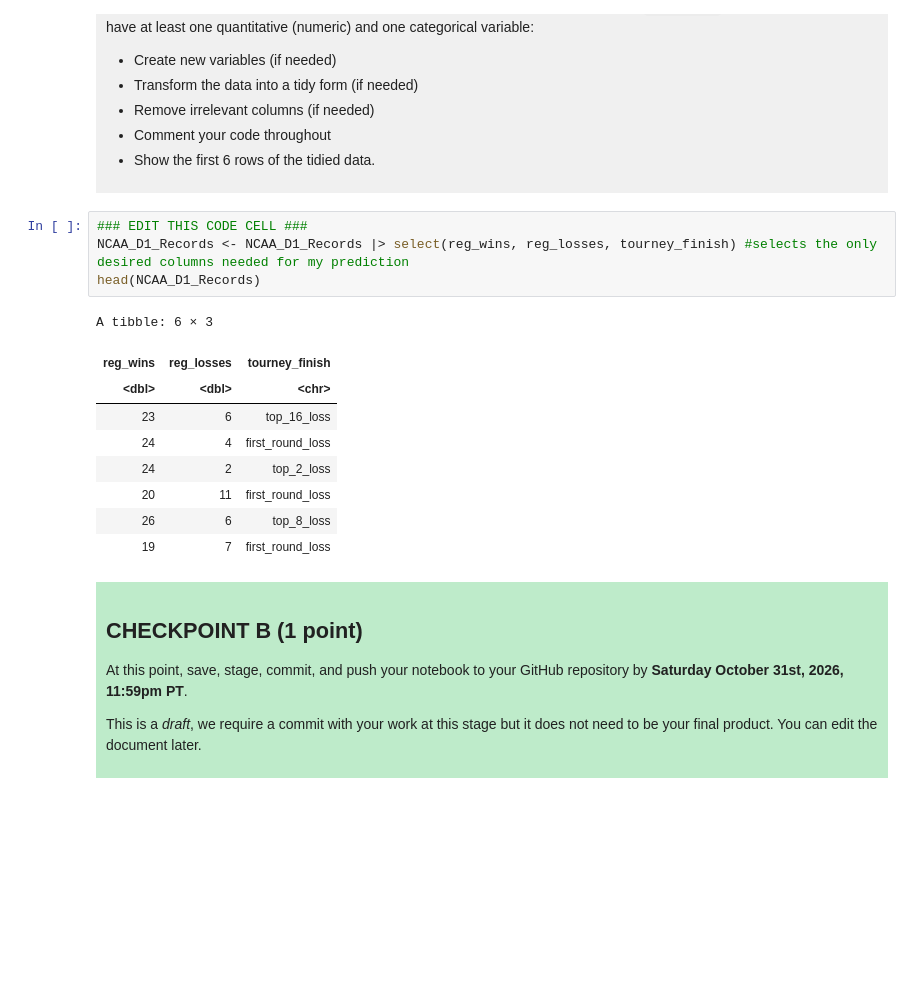
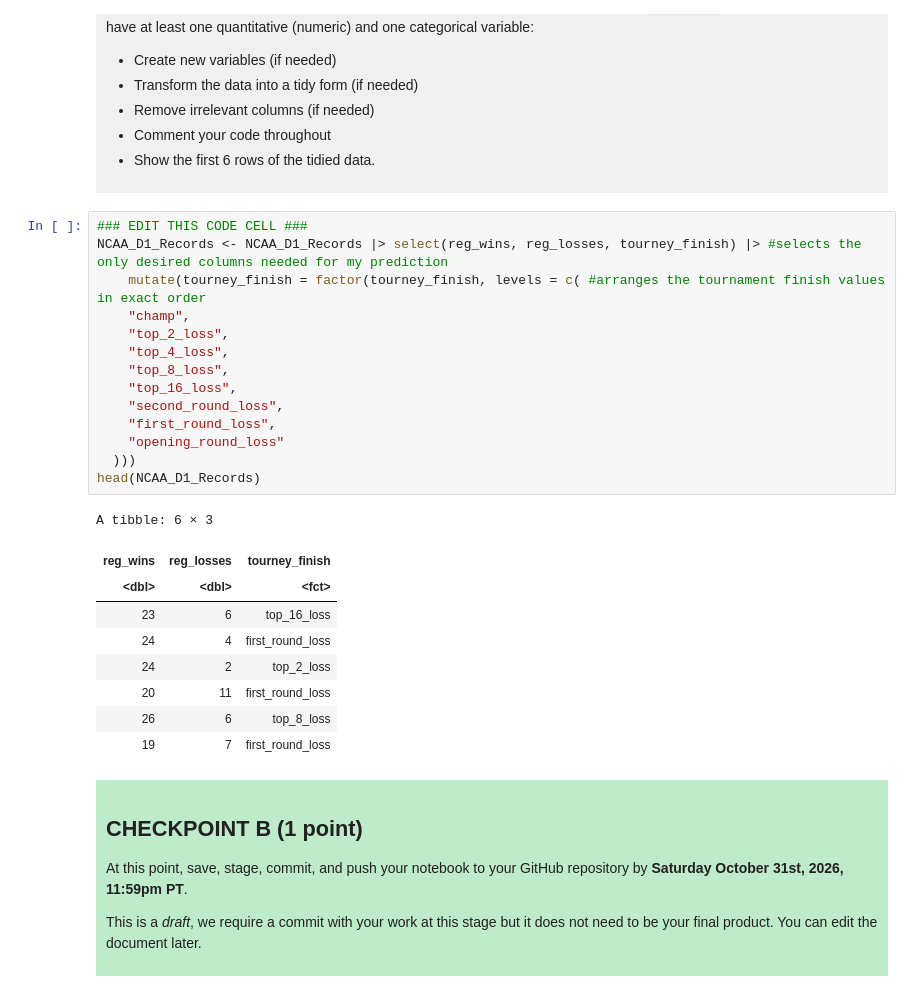
Before and after one commit to coolyhk123/dsci-100-project-younghoon-ko, a Jupyter notebook: dsci-100-project-notebook.ipynb, the cells around one changed output. Cells and saved outputs as stored; diff of their text form; blank space fills up the shorter version.

```diff
--- a/dsci-100-project-notebook.ipynb
+++ b/dsci-100-project-notebook.ipynb
@@ -222,12 +212,22 @@ Produce a tidy data set that could be used to answer your research question usin
 </div>
 # %%
 ### EDIT THIS CODE CELL ###
-NCAA_D1_Records <- NCAA_D1_Records |> select(reg_wins, reg_losses, tourney_finish) #selects the only desired columns needed for my prediction
+NCAA_D1_Records <- NCAA_D1_Records |> select(reg_wins, reg_losses, tourney_finish) |> #selects the only desired columns needed for my prediction
+    mutate(tourney_finish = factor(tourney_finish, levels = c( #arranges the tournament finish values in exact order
+    "champ",
+    "top_2_loss",
+    "top_4_loss",
+    "top_8_loss",
+    "top_16_loss",
+    "second_round_loss",
+    "first_round_loss",
+    "opening_round_loss"
+  )))
 head(NCAA_D1_Records)
 # %% [output]
 A tibble: 6 × 3
 | reg_wins | reg_losses | tourney_finish |
-| <dbl> | <dbl> | <chr> |
+| <dbl> | <dbl> | <fct> |
 | 23 | 6 | top_16_loss |
 | 24 | 4 | first_round_loss |
 | 24 | 2 | top_2_loss |
```
Also changed, not shown: parts of 12 cells of this notebook.
